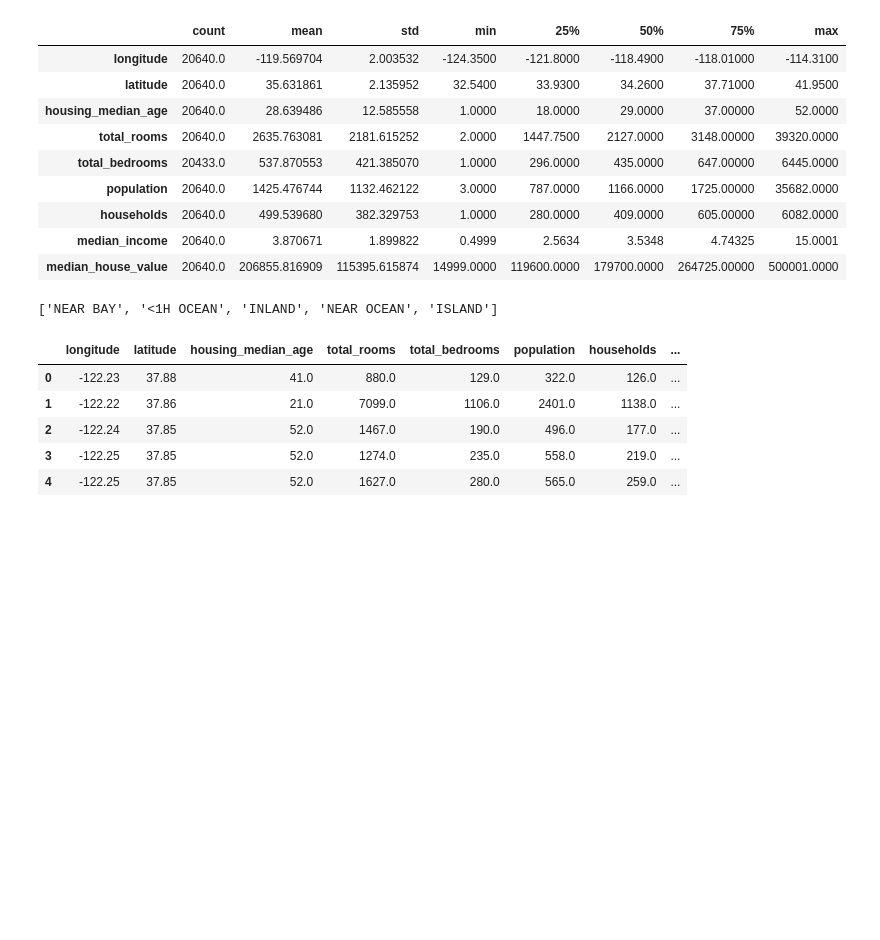
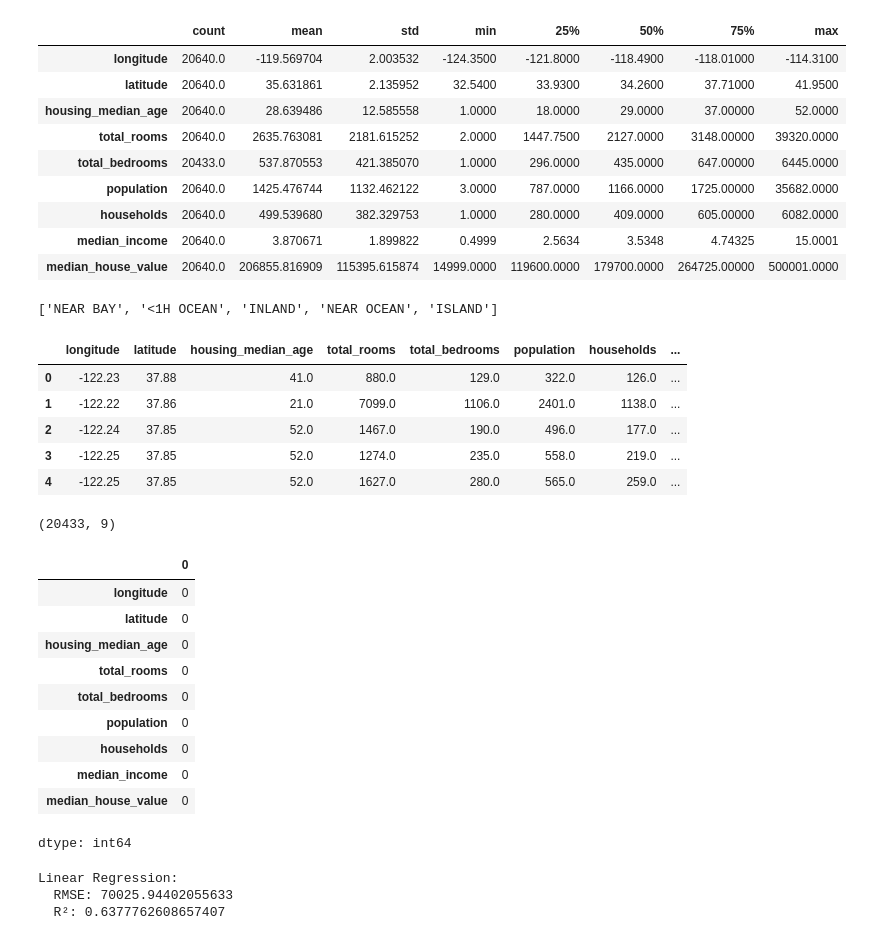
Before and after one commit to arbeeorlar/data_science, a Jupyter notebook: Linear_regression_and_XGBoost.ipynb, the cells around one changed output. Drawn from its saved outputs; the diff is of its cells as text; code cells hidden in the pictures; blank space fills up the shorter version.

```diff
--- a/Linear_regression_and_XGBoost.ipynb
+++ b/Linear_regression_and_XGBoost.ipynb
@@ -71,7 +79,7 @@ list(df["ocean_proximity"].unique())
 # %% [output]
 ['NEAR BAY', '<1H OCEAN', 'INLAND', 'NEAR OCEAN', 'ISLAND']
 # %%
-df_numeric = df.select_dtypes(include=np.number)
+df_numeric = df.select_dtypes(include=np.number).dropna()
 df_numeric.head()
 # %% [output]
 |  | longitude | latitude | housing_median_age | total_rooms | total_bedrooms | population | households | ... |
@@ -80,3 +88,21 @@ df_numeric.head()
 | 2 | -122.24 | 37.85 | 52.0 | 1467.0 | 190.0 | 496.0 | 177.0 | ... |
 | 3 | -122.25 | 37.85 | 52.0 | 1274.0 | 235.0 | 558.0 | 219.0 | ... |
 | 4 | -122.25 | 37.85 | 52.0 | 1627.0 | 280.0 | 565.0 | 259.0 | ... |
+# %%
+df_numeric.shape
+# %% [output]
+(20433, 9)
+# %%
+df_numeric.isna().sum()
+# %% [output]
+|  | 0 |
+| longitude | 0 |
+| latitude | 0 |
+| housing_median_age | 0 |
+| total_rooms | 0 |
+| total_bedrooms | 0 |
+| population | 0 |
+| households | 0 |
+| median_income | 0 |
+| median_house_value | 0 |
+dtype: int64
@@ -82,0 +123,8 @@ df_numeric.head()
+# %%
+print("Linear Regression:")
+print("  RMSE:", np.sqrt(mean_squared_error(y_test, y_pred_lr)))
+print("  R²:", r2_score(y_test, y_pred_lr))
+# %% [output]
+Linear Regression:
+  RMSE: 70025.94402055633
+  R²: 0.6377762608657407
```
Also changed, not shown: parts of 14 cells of this notebook.
